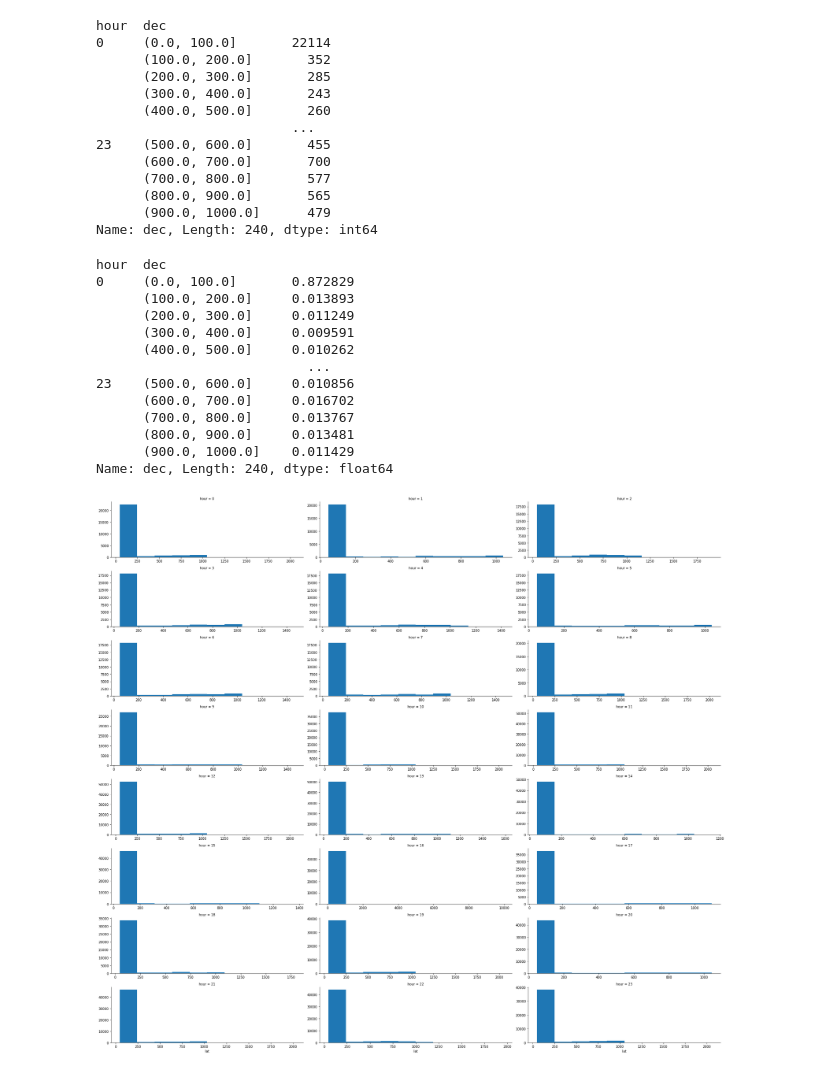
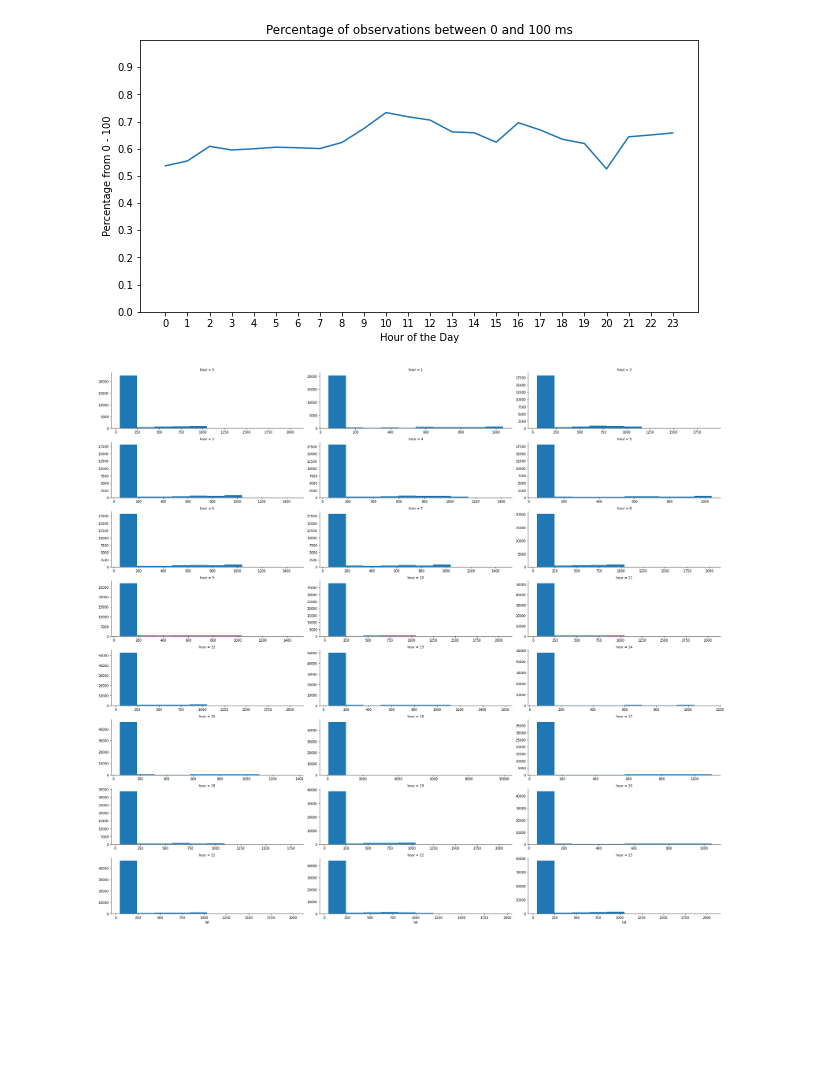
Before and after one commit to ayoskovich/int-traffic, a Jupyter notebook: analyze_ping.ipynb, the cells around one changed output. Drawn from its saved outputs; the diff is of its cells as text; code cells hidden in the pictures; blank space fills up the shorter version.

Commit message:
Cleaning up

```diff
--- a/analyze_ping.ipynb
+++ b/analyze_ping.ipynb
@@ -54,43 +32,28 @@ Name: lat, dtype: int64
 # %%
 clean['dec'] = (
     clean.groupby('hour')['lat']
-    .apply(lambda x: pd.cut(x, bins=np.arange(0, 1100, 100)))
-    .astype('category')
+    #.apply(lambda x: pd.cut(x, bins=np.arange(0, 1100, 100)))
+    .apply(lambda x: pd.cut(x, bins=np.arange(0, 1100, 50)))
+    .astype('interval')
 )
+
+rels = clean.groupby('hour')['dec'].apply(lambda x: x.value_counts(sort=False, normalize=True))
-# %%
-t = clean.groupby('hour')['dec'].value_counts(sort=False)
-pd.reset_option('display.max_rows')
-t
-# %% [output]
-hour  dec
-0     (0.0, 100.0]       22114
-      (100.0, 200.0]       352
-      (200.0, 300.0]       285
-      (300.0, 400.0]       243
-      (400.0, 500.0]       260
-                         ...
-23    (500.0, 600.0]       455
-      (600.0, 700.0]       700
-      (700.0, 800.0]       577
-      (800.0, 900.0]       565
-      (900.0, 1000.0]      479
-Name: dec, Length: 240, dtype: int64
-# %%
-clean.groupby('hour')['dec'].value_counts(sort=False, normalize=True)
-# %% [output]
-hour  dec
-0     (0.0, 100.0]       0.872829
-      (100.0, 200.0]     0.013893
-      (200.0, 300.0]     0.011249
-      (300.0, 400.0]     0.009591
-      (400.0, 500.0]     0.010262
-                           ...
-23    (500.0, 600.0]     0.010856
-      (600.0, 700.0]     0.016702
-      (700.0, 800.0]     0.013767
-      (800.0, 900.0]     0.013481
-      (900.0, 1000.0]    0.011429
-Name: dec, Length: 240, dtype: float64
+# %%
+# https://matplotlib.org/3.1.1/api/_as_gen/matplotlib.figure.Figure.html#matplotlib.figure.Figure
+(
+    rels[rels.index.get_level_values(None) == pd.Interval(0, 50)]
+    .plot(use_index=False,
+          title='Percentage of observations between 0 and 100 ms')
+);
+plt.ylabel('Percentage from 0 - 100');
+plt.xlabel('Hour of the Day');
+plt.xticks(np.arange(24), rels.index.levels[0]);
+plt.ylim((0, 1));
+plt.yticks(np.arange(0, 1, .1));
+plt.gcf().set_figheight(5);
+plt.gcf().set_figwidth(10);
+# %% [output]
+[figure, added]
 # %%
 import math
 clean['log'] = clean['lat'].apply(lambda x: math.log(x))
```
Also changed, not shown: parts of 3 cells of this notebook, 2 other files.
